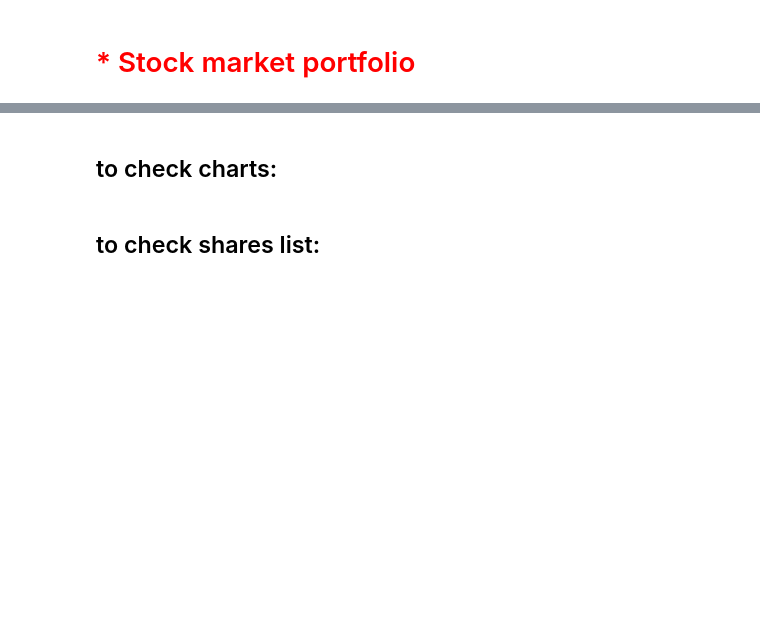
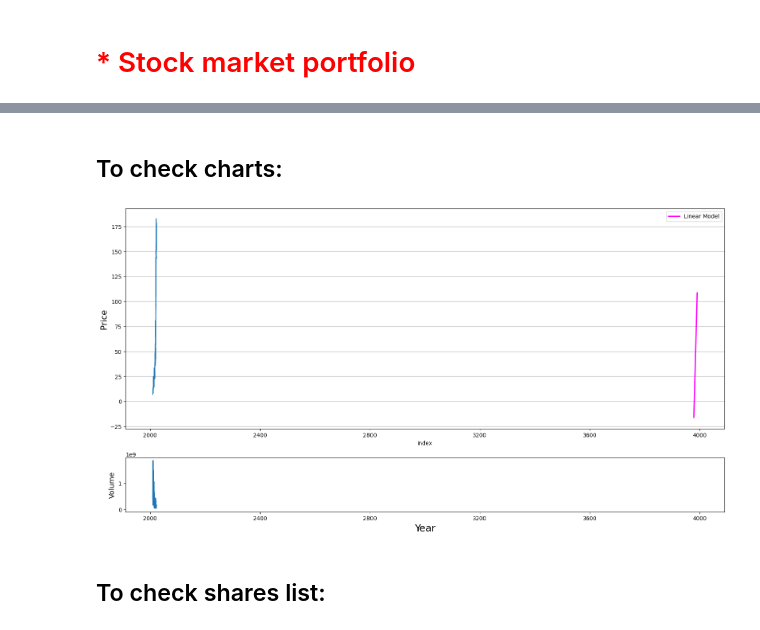
Before and after one commit to MahdiPorheydarii/Stock-market, a Jupyter notebook: Stock Market.ipynb, the cells around one changed output, grey strips where cells are left out. Saved outputs shown, nothing was run; the diff lists cells and outputs as text; code cells hidden in the pictures; blank space fills up the shorter version.

```diff
--- a/Stock Market.ipynb
+++ b/Stock Market.ipynb
@@ -107,57 +127,44 @@ else:
 # %% [markdown]
-## to check charts:
+## To check charts:
 # %%
-num = int(input('''to check the charts, please enter the ticker's number:
+num = int(input('''To check the charts, please enter the ticker's number:
 1- AMZN
 2- FB
 3- TSLA
 4- GOOGL
 5- AAPL
 '''))
 if num in range(1,6):
     df = pd.DataFrame()
     df['Open'] = tlist[num-1]['Open']
     df.index = [datetime.strptime(x, "%Y-%m-%d") for x in list(tlist[num-1]['Date'])]
     df.index = df.index.map(pd.Timestamp.toordinal)
     data=df.loc[:].reset_index()
-#     ax1 = df.plot(y='Open', c='b', figsize=(15.8, 6), grid=True, legend=False)
-#     sns.regplot(data=data, x='index', y='Open', ax=ax1, color='magenta', scatter_kws={'s': 7}, label='Linear Model', scatter=False)
-
-#     ax1.set_xlim(df.index[0], df.index[-1])
-
-#     convert the axis back to datetime
-#     xticks = ax1.get_xticks()
-#     labels = [pd.Timestamp.fromordinal(int(label)).date() for label in xticks]
-#     ax1.set_xticks(xticks[1:])
-#     ax1.set_xticklabels(labels)
-
-#     ax1.legend()
-#     plt.show()
-
-
 
     xax = list(tlist[num-1]['Date'])
     yax = list(tlist[num-1]['Open'])
     vol = list(tlist[num-1]['Volume'])
     xs = [datetime.strptime(x, "%Y-%m-%d") for x in xax]
-    plt.figure(figsize=(16,10))
-    plt.subplot2grid((5,4), (0, 0), rowspan=3, colspan=4)
+    plt.figure(figsize=(16, 10))
+    plt.subplot2grid((5, 4), (0, 0), rowspan=3, colspan=4)
     plt.plot(xs, yax)
     sns.regplot(data=data, x='index', y='Open',color='magenta', scatter_kws={'s': 7}, label='Linear Model', scatter=False)
     plt.grid(axis='y')
     plt.ylabel('Price', fontsize=15)
     plt.legend()
     plt.subplot2grid((5,4), (3,0), rowspan=1, colspan=4)
     plt.plot(xs, vol)
     sns.regplot(data=data, x='index', y='Open',color='white', scatter_kws={'s': 7}, label='Linear Model', scatter=False)
     plt.ylabel('Volume', fontsize = 13)
-    plt.xlabel('Year', fontsize=18)
+    plt.xlabel('Year', fontsize = 18)
     plt.tight_layout()
     plt.show()
 else:
     print("Wrong ticker number!")
+# %% [output]
+[figure, added]
 # %% [markdown]
-## to check shares list:
+## To check shares list:
 # %%
 df3 = pd.DataFrame(user_shares.items())
 df3.columns = ['Ticker', 'Quantity']
```
Also changed, not shown: parts of 10 cells of this notebook.
